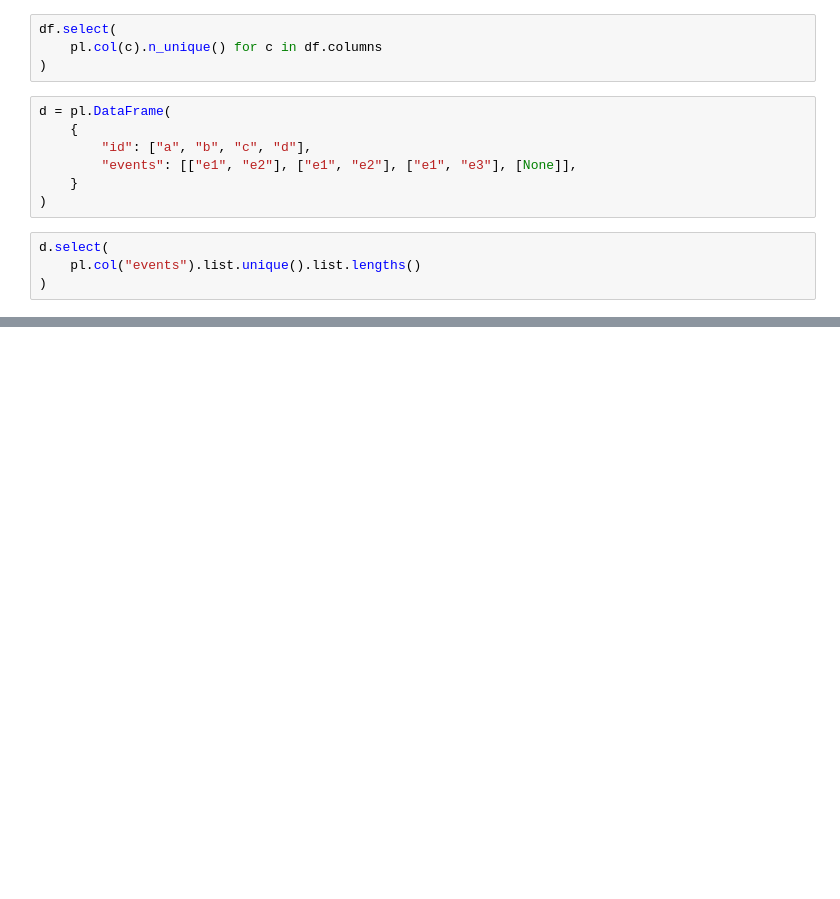
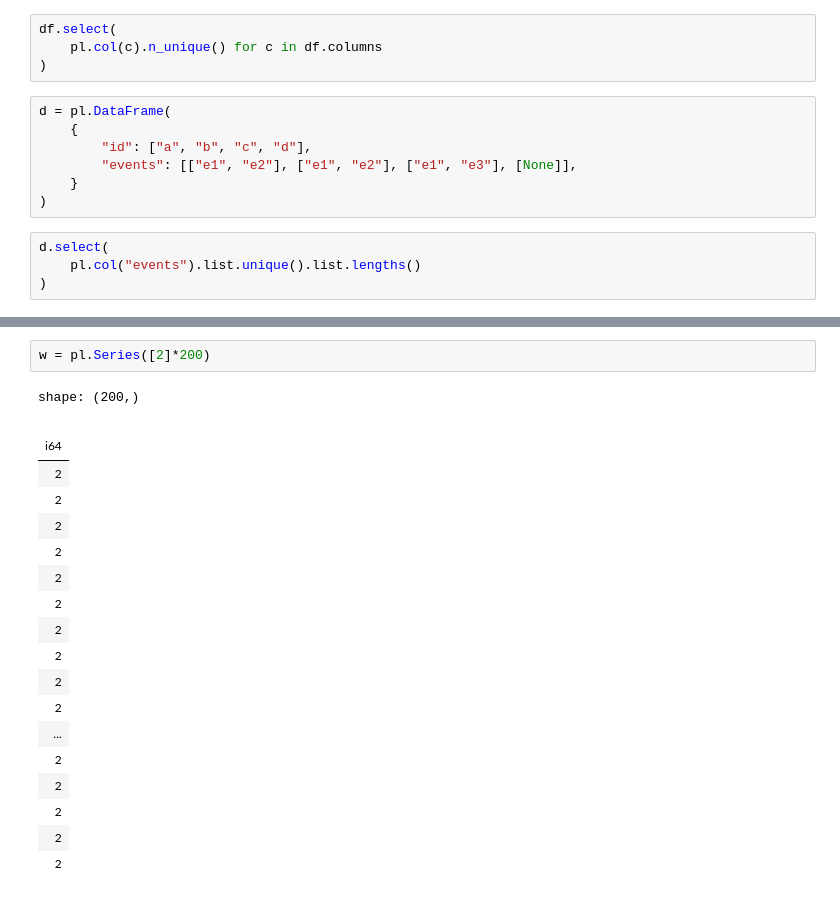
Before and after one commit to abstractqqq/dsds, a Jupyter notebook: examples/test.ipynb, the cells around one changed output, grey strips where cells are left out. Drawn from its saved outputs; the diff is of its cells as text; blank space fills up the shorter version.

```diff
--- a/examples/test.ipynb
+++ b/examples/test.ipynb
@@ -54,0 +89,22 @@ d.select(
+# %%
+w = pl.Series([2]*200)
+# %% [output]
+shape: (200,)
+|  |
+| i64 |
+| 2 |
+| 2 |
+| 2 |
+| 2 |
+| 2 |
+| 2 |
+| 2 |
+| 2 |
+| 2 |
+| 2 |
+| ... |
+| 2 |
+| 2 |
+| 2 |
+| 2 |
+| 2 |
```
Also changed, not shown: parts of 10 cells of this notebook, 3 other files.
